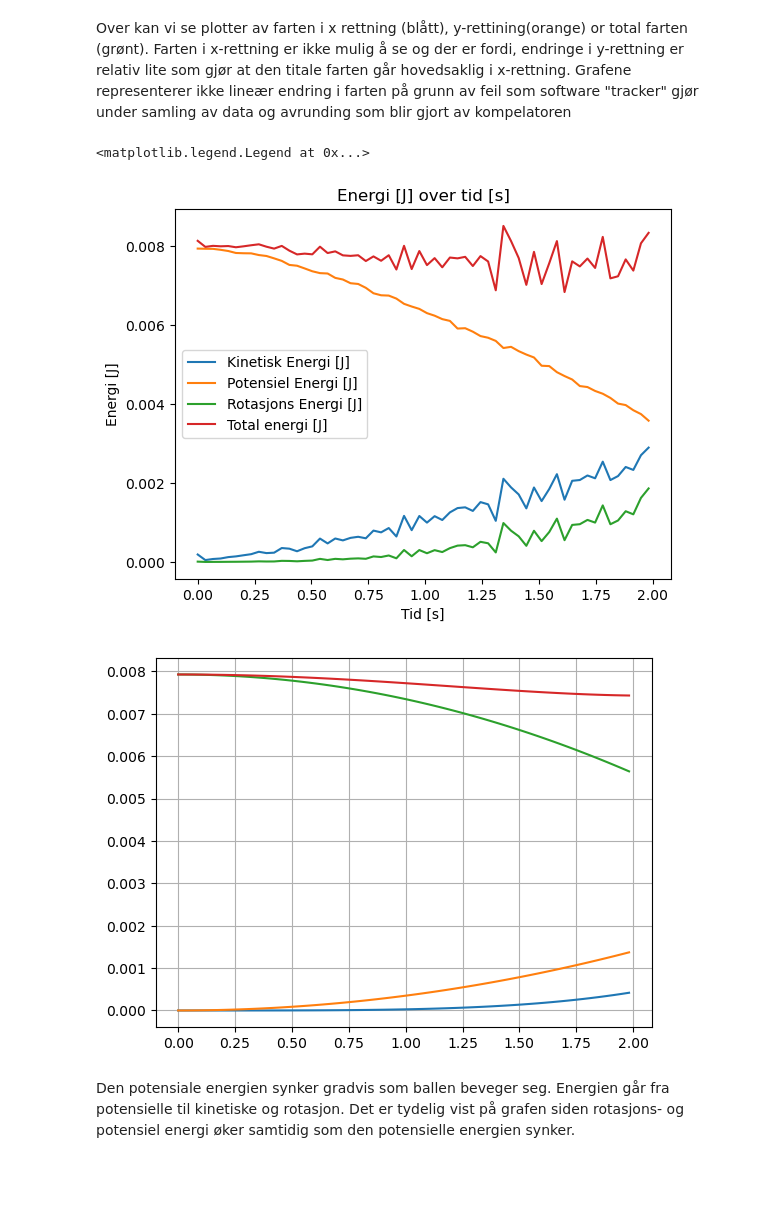
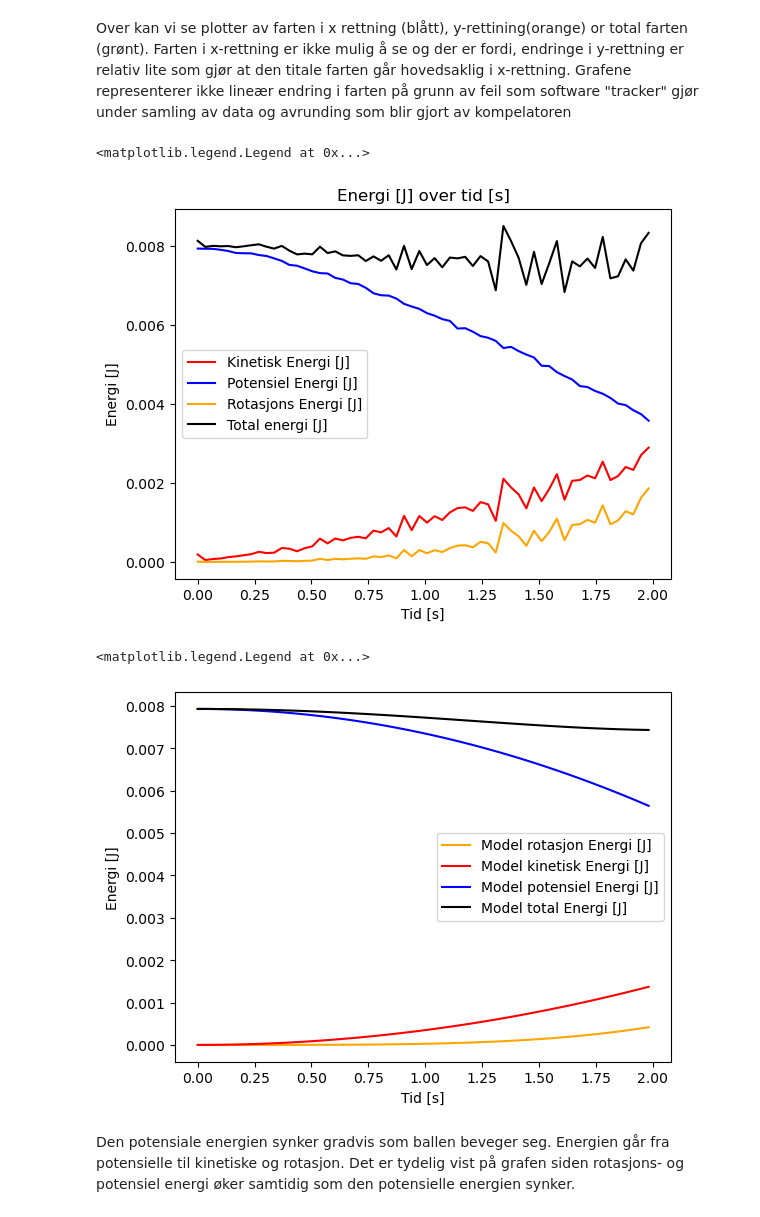
Before and after one commit to Senja20/fys129Del2, a Jupyter notebook: Del 2 fys129.ipynb, the cells around one changed output. Saved outputs shown, nothing was run; the diff lists cells and outputs as text; code cells hidden in the pictures; blank space fills up the shorter version.

Commit message:
Color modifications of the energy plot

```diff
--- a/Del 2 fys129.ipynb
+++ b/Del 2 fys129.ipynb
@@ -132,9 +132,9 @@ for i in range(1, len(time)):
     temp_velocity = math.sqrt((temp_dx/temp_dt)**2 + (temp_dy/temp_dt)**2)
 
     # energi
-    KE = kineticEnergy(mass, speeds.Speed[i - 1])
+    KE = kineticEnergy(mass, temp_velocity)
     PE = potentialEnergy(mass, g, yPosition[i - 1])
-    KE_rot = rotationalEnergy(mass, speeds.Speed[i - 1])
+    KE_rot = rotationalEnergy(mass, temp_velocity)
 
     TOTE = KE + PE + KE_rot
 
@@ -250,10 +250,10 @@ Over kan vi se plotter av farten i x rettning (blått), y-rettining(orange) or t
 # plotter potensial og kinetisk energi
 plt.title("Energi [J] over tid [s]")
 
-plt.plot(time, KineticE, label="Kinetisk Energi [J]")
-plt.plot(time, PotentialE, label="Potensiel Energi [J]")
-plt.plot(time, rotationalE, label="Rotasjons Energi [J]")
-plt.plot(time, TotalE, label="Total energi [J]")
+plt.plot(time, KineticE, "red", label="Kinetisk Energi [J]")
+plt.plot(time, PotentialE, "blue", label="Potensiel Energi [J]")
+plt.plot(time, rotationalE, "orange", label="Rotasjons Energi [J]")
+plt.plot(time, TotalE, "black", label="Total energi [J]")
 
 plt.xlabel("Tid [s]")
 plt.ylabel("Energi [J]")
@@ -261,17 +261,20 @@ plt.ylabel("Energi [J]")
 plt.legend()
 # %% [output]
 <matplotlib.legend.Legend at 0x...>
-[figure, old version]
+[figure, new version]
 # %%
-plt.plot(time, MA_rotationalE, label="Model rotasjon Energi")
-plt.plot(time, MA_KineticE)
-plt.plot(time, MA_PotentialE)
-plt.plot(time, MA_TotalE)
-plt.grid()
+plt.plot(time, MA_rotationalE,"orange", label="Model rotasjon Energi [J]")
+plt.plot(time, MA_KineticE, "red", label = "Model kinetisk Energi [J]")
+plt.plot(time, MA_PotentialE, "blue", label = "Model potensiel Energi [J]")
+plt.plot(time, MA_TotalE, "black", label = "Model total Energi [J]")
+
+plt.xlabel("Tid [s]")
+plt.ylabel("Energi [J]")
 
 plt.legend()
 # %% [output]
+<matplotlib.legend.Legend at 0x...>
-[figure, old version]
+[figure, new version]
 # %% [markdown]
 Den potensiale energien synker gradvis som ballen beveger seg. Energien går fra potensielle til kinetiske og rotasjon. Det er tydelig vist på grafen siden rotasjons- og potensiel energi øker samtidig som den potensielle energien synker.
 # %%
```
Also changed, not shown: parts of 3 cells of this notebook.
